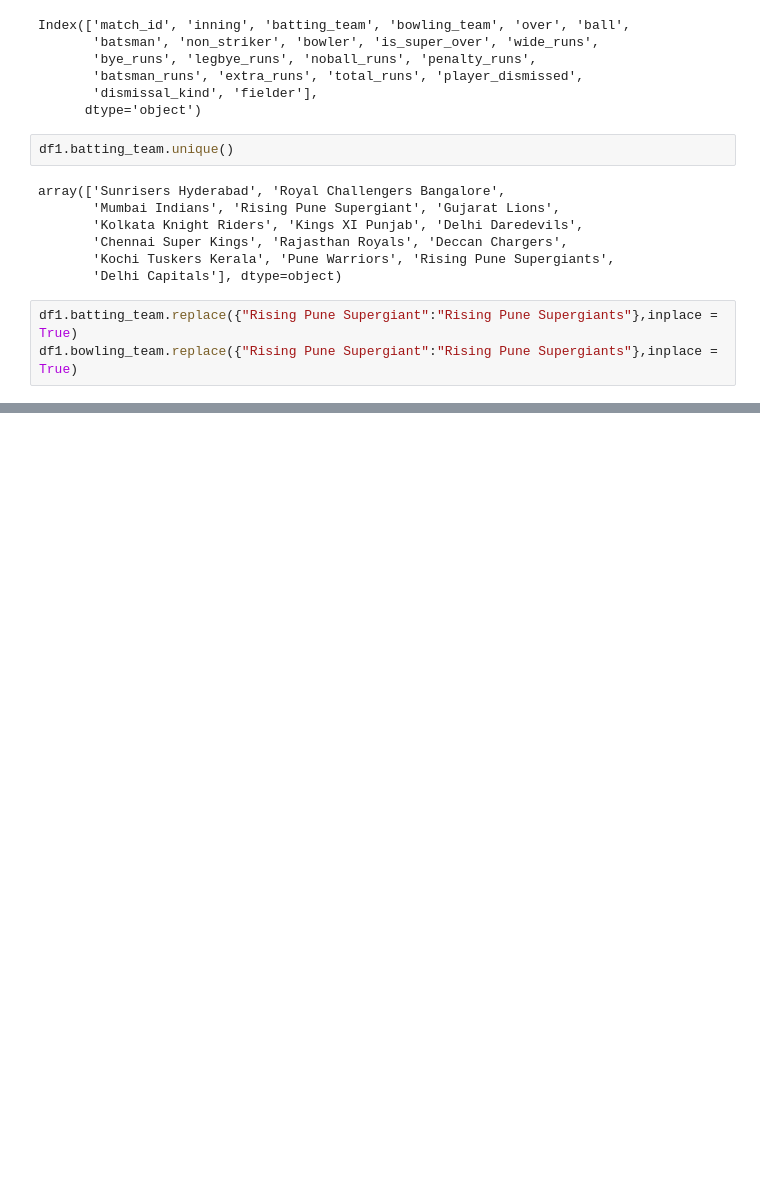
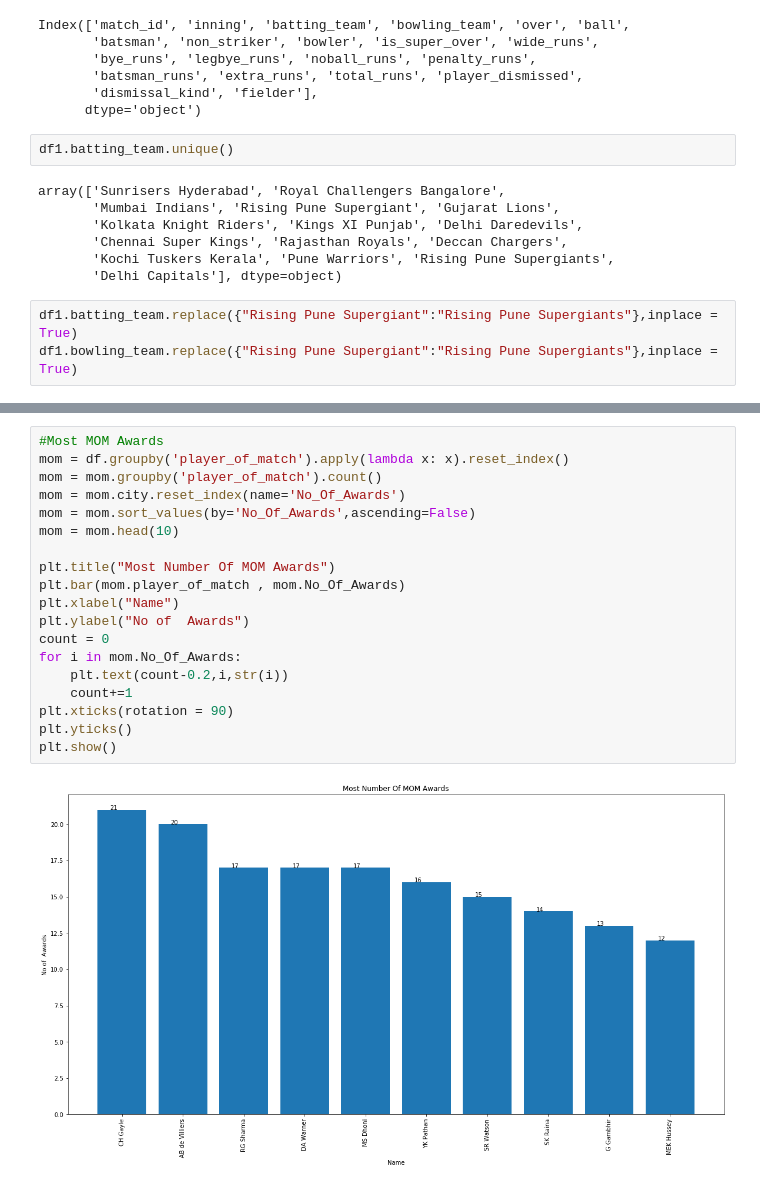
Before and after one commit to Anirudhr98/Analysis-of-IPL-Data, a Jupyter notebook: IPL.ipynb, the cells around one changed output, grey strips where cells are left out. Cells and saved outputs as stored; diff of their text form; blank space fills up the shorter version.

```diff
--- a/IPL.ipynb
+++ b/IPL.ipynb
@@ -194,0 +298,21 @@ Text(0.5, 1.0, 'Top Cities that have hosted IPL Matches')
+# %%
+#Most MOM Awards
+mom = df.groupby('player_of_match').apply(lambda x: x).reset_index()
+mom = mom.groupby('player_of_match').count()
+mom = mom.city.reset_index(name='No_Of_Awards')
+mom = mom.sort_values(by='No_Of_Awards',ascending=False)
+mom = mom.head(10)
+
+plt.title("Most Number Of MOM Awards")
+plt.bar(mom.player_of_match , mom.No_Of_Awards)
+plt.xlabel("Name")
+plt.ylabel("No of  Awards")
+count = 0
+for i in mom.No_Of_Awards:
+    plt.text(count-0.2,i,str(i))
+    count+=1
+plt.xticks(rotation = 90)
+plt.yticks()
+plt.show()
+# %% [output]
+[figure, added]
```
Also changed, not shown: parts of 16 cells of this notebook.
